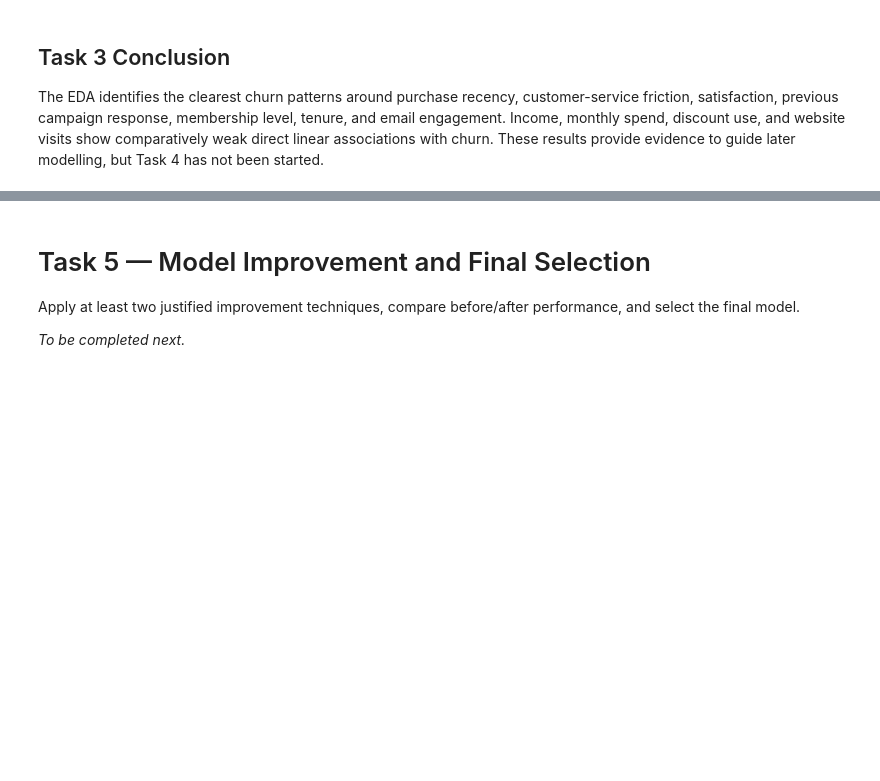
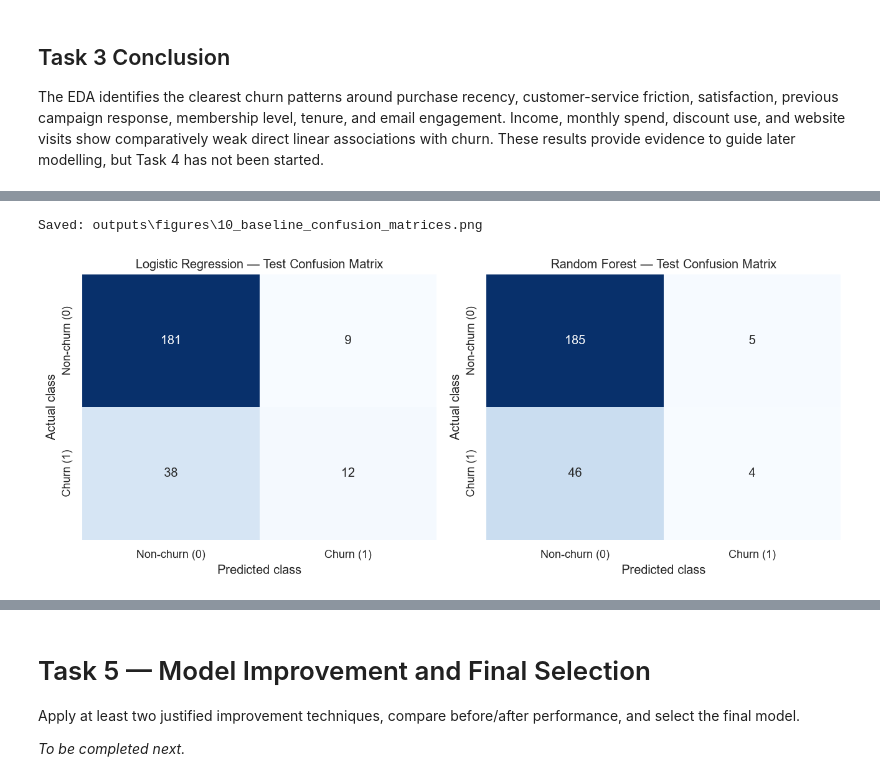
Before and after one commit to HaneenDahbour/novamart-customer-retention, a Jupyter notebook: NovaMart_Final_Project.ipynb, the cells around one changed output, grey strips where cells are left out. Drawn from its saved outputs; the diff is of its cells as text; code cells hidden in the pictures; blank space fills up the shorter version.

Commit message:
Add baseline churn models and validation

```diff
--- a/NovaMart_Final_Project.ipynb
+++ b/NovaMart_Final_Project.ipynb
@@ -1080,0 +1134,17 @@ Build and compare at least two binary classification models using a held-out tes
+# %%
+X_train, X_test, y_train, y_test = train_test_split(
+    X, y, test_size=0.20, random_state=42, stratify=y
+)
+
+split_summary = pd.DataFrame({
+    "Rows": [len(X_train), len(X_test)],
+    "Non_Churn": [(y_train == 0).sum(), (y_test == 0).sum()],
+    "Churn": [(y_train == 1).sum(), (y_test == 1).sum()],
+    "Churn_Proportion": [y_train.mean(), y_test.mean()],
+}, index=["Training", "Test"])
+split_summary["Churn_Proportion"] = split_summary["Churn_Proportion"].round(4)
+display(split_summary)
+
+assert len(X_train) == 960 and len(X_test) == 240
+assert X_train.index.intersection(X_test.index).empty
+assert y_train.sum() == 200 and y_test.sum() == 50
@@ -1080,0 +1207,9 @@ Build and compare at least two binary classification models using a held-out tes
+# %%
+baseline_models = {
+    "Logistic Regression": logistic_pipeline,
+    "Random Forest": forest_pipeline,
+}
+
+for model_name, pipeline in baseline_models.items():
+    pipeline.fit(X_train, y_train)
+    print(f"Fitted {model_name} on {len(X_train)} training rows only.")
@@ -1080,0 +1307,15 @@ Build and compare at least two binary classification models using a held-out tes
+# %%
+fig, axes = plt.subplots(1, 2, figsize=(11, 4.6))
+for ax, (model_name, predictions) in zip(axes, test_predictions.items()):
+    matrix = confusion_matrix(y_test, predictions)
+    sns.heatmap(matrix, annot=True, fmt="d", cmap="Blues", cbar=False,
+                xticklabels=["Non-churn (0)", "Churn (1)"],
+                yticklabels=["Non-churn (0)", "Churn (1)"], ax=ax)
+    ax.set_title(f"{model_name} — Test Confusion Matrix")
+    ax.set_xlabel("Predicted class")
+    ax.set_ylabel("Actual class")
+
+save_and_display(fig, "10_baseline_confusion_matrices.png")
+# %% [output]
+Saved: outputs\figures\10_baseline_confusion_matrices.png
+[figure, added]
```
Also changed, not shown: parts of 19 cells of this notebook, 6 other files.
